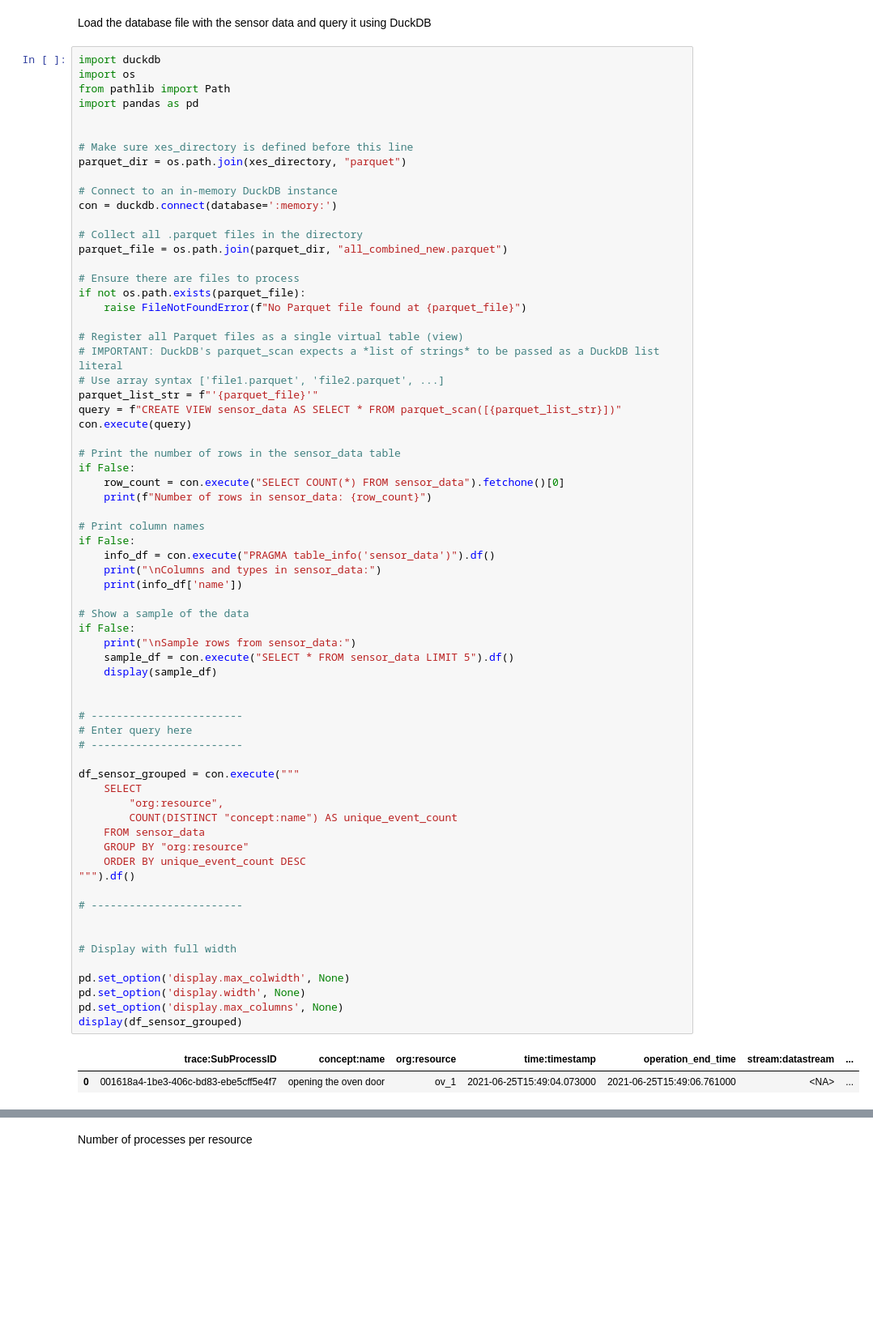
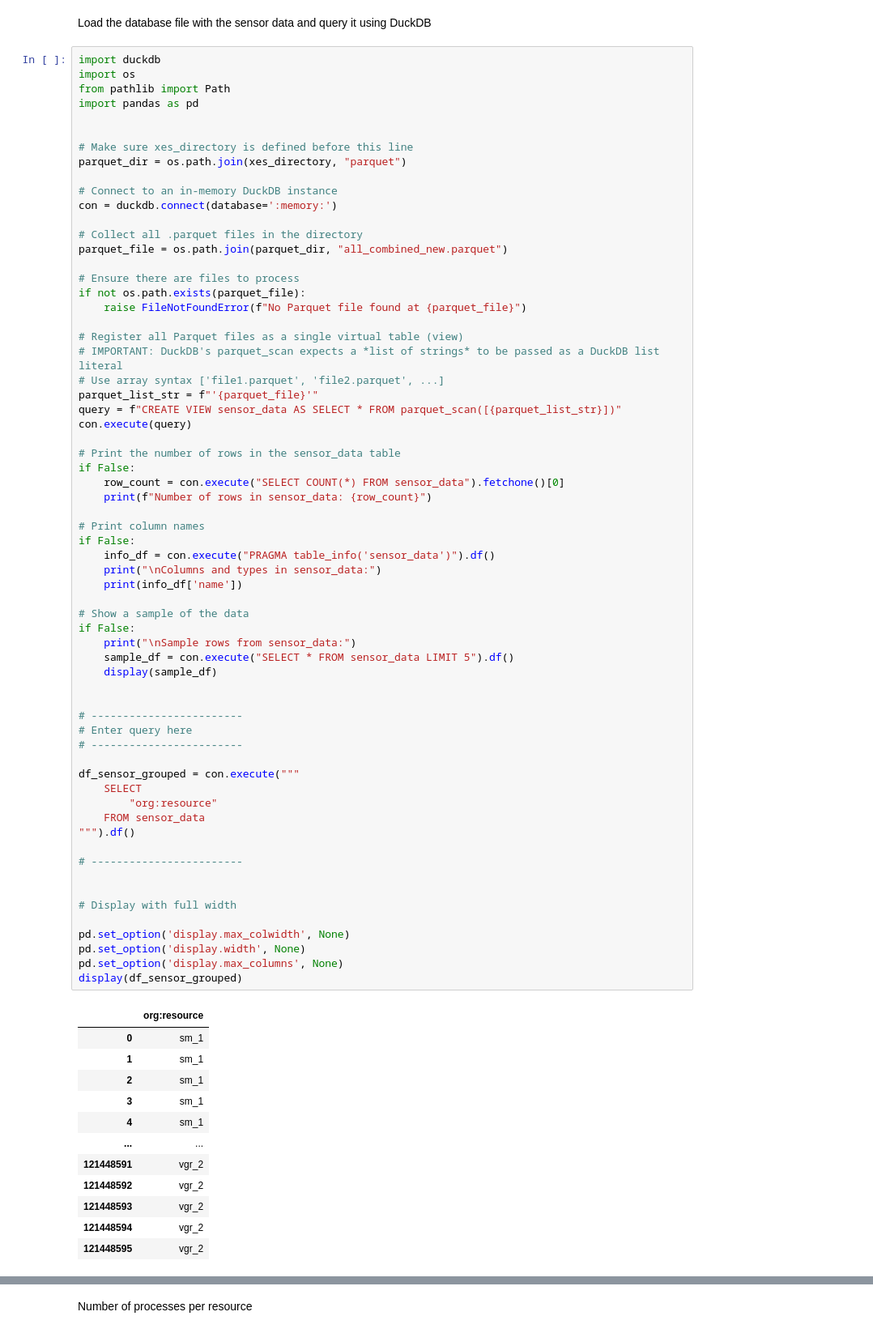
Before and after one commit to Olive305/Bachelor-thesis, a Jupyter notebook: Data/document_log_content.ipynb, the cells around one changed output, grey strips where cells are left out. Shown at 81% size. Cells and saved outputs as stored; diff of their text form; blank space fills up the shorter version.

Commit message:
Added all resources in main.py

```diff
--- a/Data/document_log_content.ipynb
+++ b/Data/document_log_content.ipynb
@@ -310,36 +310,43 @@ if False:
     info_df = con.execute("PRAGMA table_info('sensor_data')").df()
     print("\nColumns and types in sensor_data:")
     print(info_df['name'])
 
 # Show a sample of the data
 if False:
     print("\nSample rows from sensor_data:")
     sample_df = con.execute("SELECT * FROM sensor_data LIMIT 5").df()
     display(sample_df)
 
 
 # ------------------------
 # Enter query here
 # ------------------------
 
 df_sensor_grouped = con.execute("""
     SELECT
-        "org:resource",
-        COUNT(DISTINCT "concept:name") AS unique_event_count
+        "org:resource"
     FROM sensor_data
-    GROUP BY "org:resource"
-    ORDER BY unique_event_count DESC
 """).df()
 
 # ------------------------
 
 
 # Display with full width
 
 pd.set_option('display.max_colwidth', None)
 pd.set_option('display.width', None)
 pd.set_option('display.max_columns', None)
 display(df_sensor_grouped)
 # %% [output]
-|  | trace:SubProcessID | concept:name | org:resource | time:timestamp | operation_end_time | stream:datastream | ... |
-| 0 | 001618a4-1be3-406c-bd83-ebe5cff5e4f7 | opening the oven door | ov_1 | 2021-06-25T15:49:04.073000 | 2021-06-25T15:49:06.761000 | <NA> | ... |
+|  | org:resource |
+| 0 | sm_1 |
+| 1 | sm_1 |
+| 2 | sm_1 |
+| 3 | sm_1 |
+| 4 | sm_1 |
+| ... | ... |
+| 121448591 | vgr_2 |
+| 121448592 | vgr_2 |
+| 121448593 | vgr_2 |
+| 121448594 | vgr_2 |
+| 121448595 | vgr_2 |
```
Also changed, not shown: parts of 10 cells of this notebook, 5 other files.
